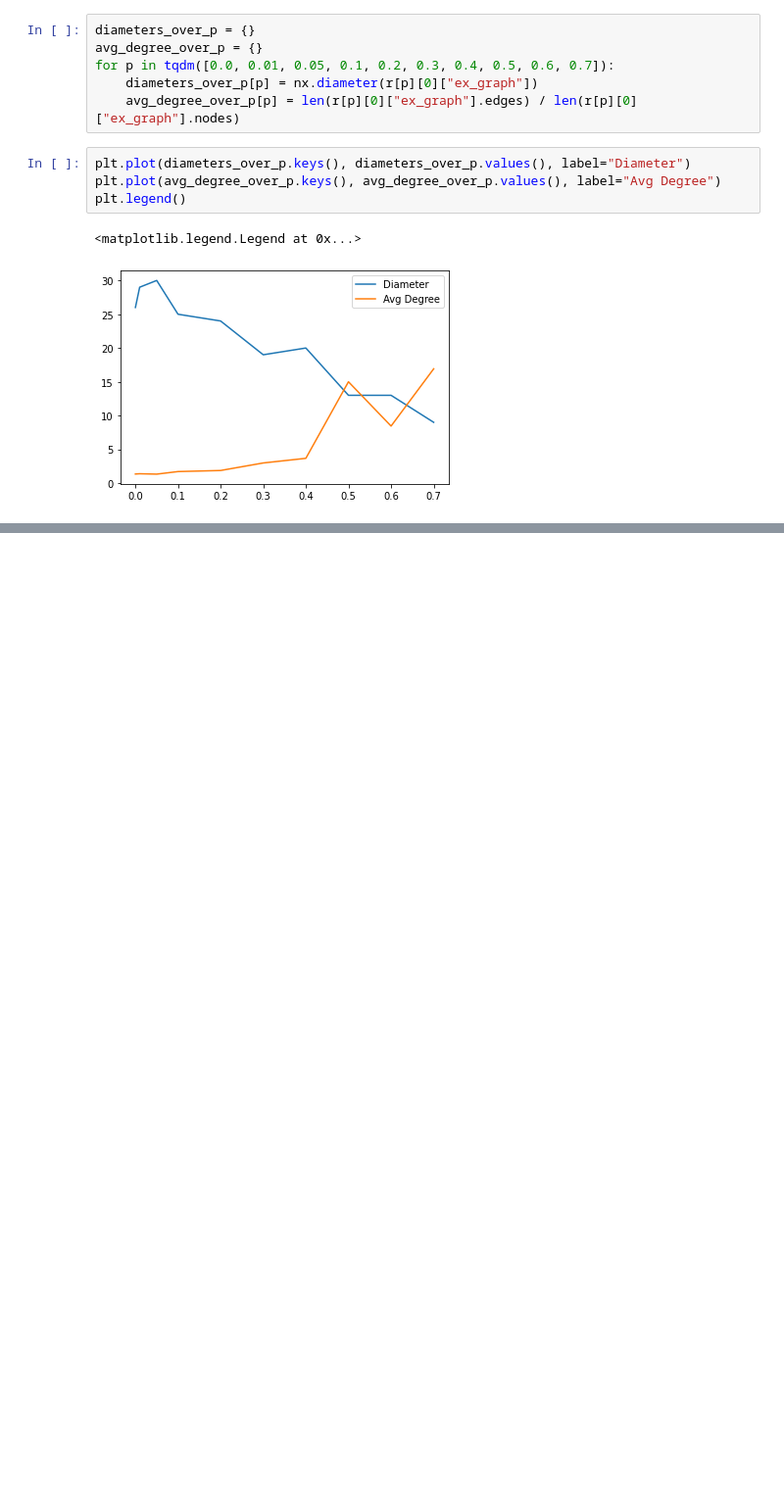
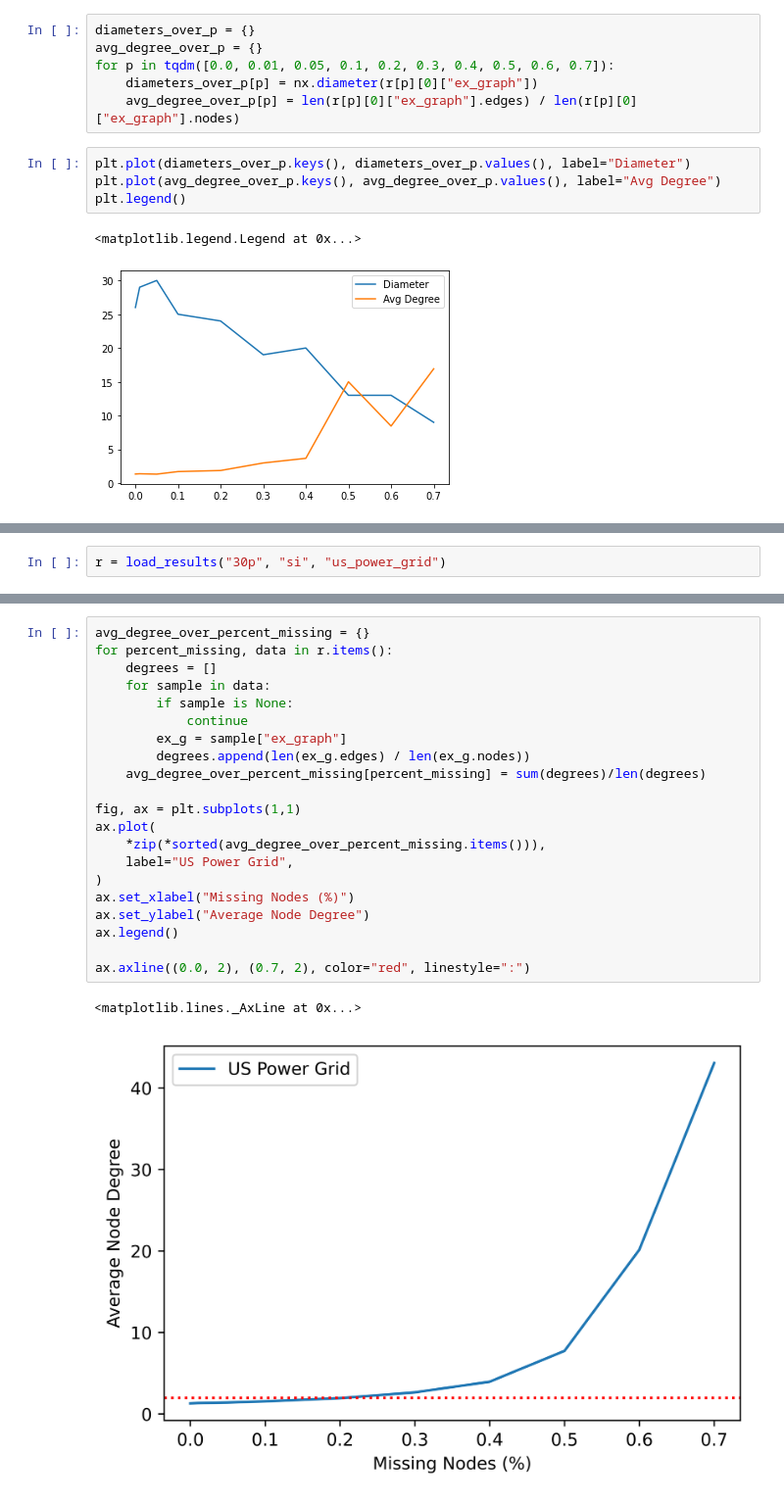
Before and after one commit to Paulpanther/info-flow, a Jupyter notebook: Normalize and Compare Missing Data Results.ipynb, the cells around one changed output, grey strips where cells are left out. Shown at 98% size. Cells and saved outputs as stored; diff of their text form; blank space fills up the shorter version.

```diff
--- a/Normalize and Compare Missing Data Results.ipynb
+++ b/Normalize and Compare Missing Data Results.ipynb
@@ -421,0 +688,2 @@ plt.legend()
+# %%
+r = load_results("30p", "si", "us_power_grid")
@@ -421,0 +703,24 @@ plt.legend()
+# %%
+avg_degree_over_percent_missing = {}
+for percent_missing, data in r.items():
+    degrees = []
+    for sample in data:
+        if sample is None:
+            continue
+        ex_g = sample["ex_graph"]
+        degrees.append(len(ex_g.edges) / len(ex_g.nodes))
+    avg_degree_over_percent_missing[percent_missing] = sum(degrees)/len(degrees)
+
+fig, ax = plt.subplots(1,1)
+ax.plot(
+    *zip(*sorted(avg_degree_over_percent_missing.items())),
+    label="US Power Grid",
+)
+ax.set_xlabel("Missing Nodes (%)")
+ax.set_ylabel("Average Node Degree")
+ax.legend()
+
+ax.axline((0.0, 2), (0.7, 2), color="red", linestyle=":")
+# %% [output]
+<matplotlib.lines._AxLine at 0x...>
+[figure, added]
```
Also changed, not shown: parts of 27 cells of this notebook, 1 other file.
